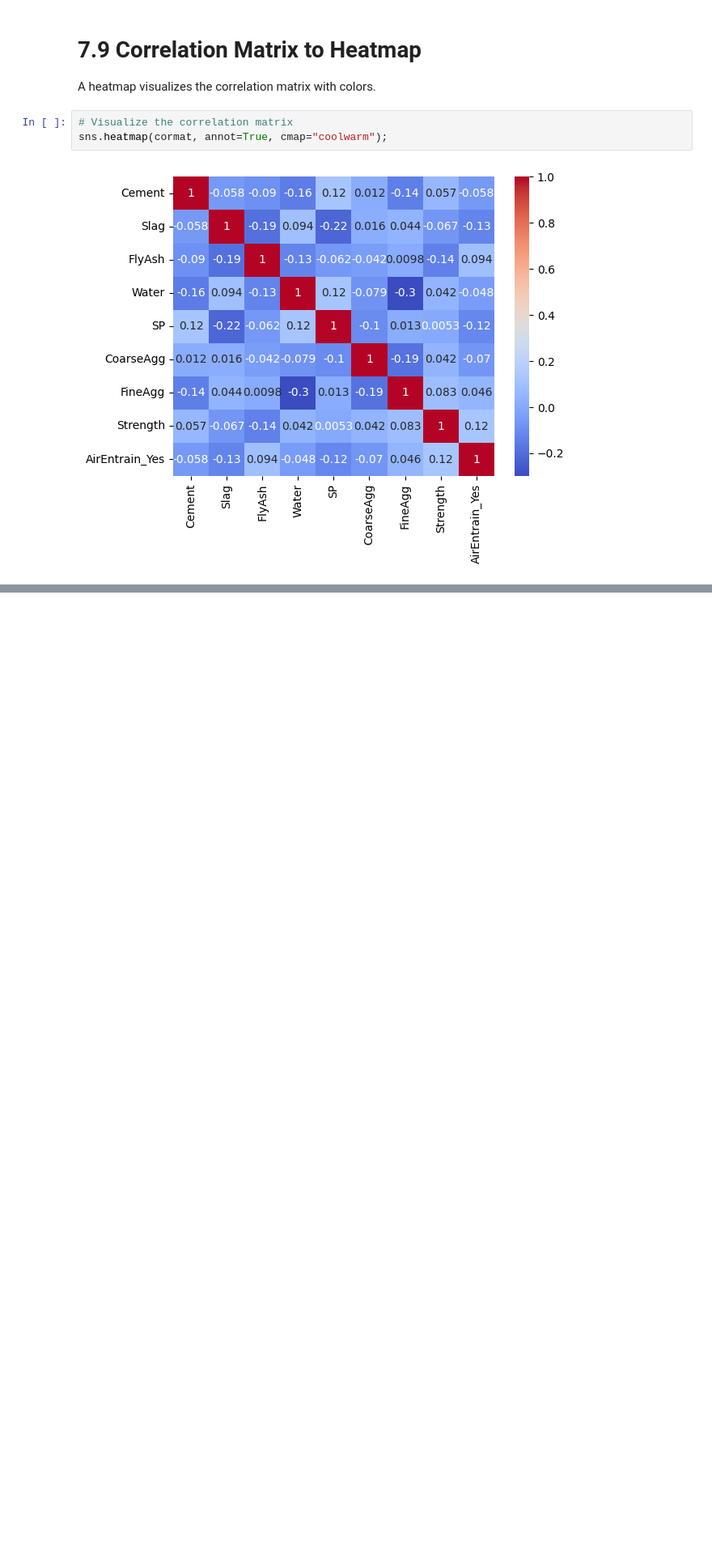
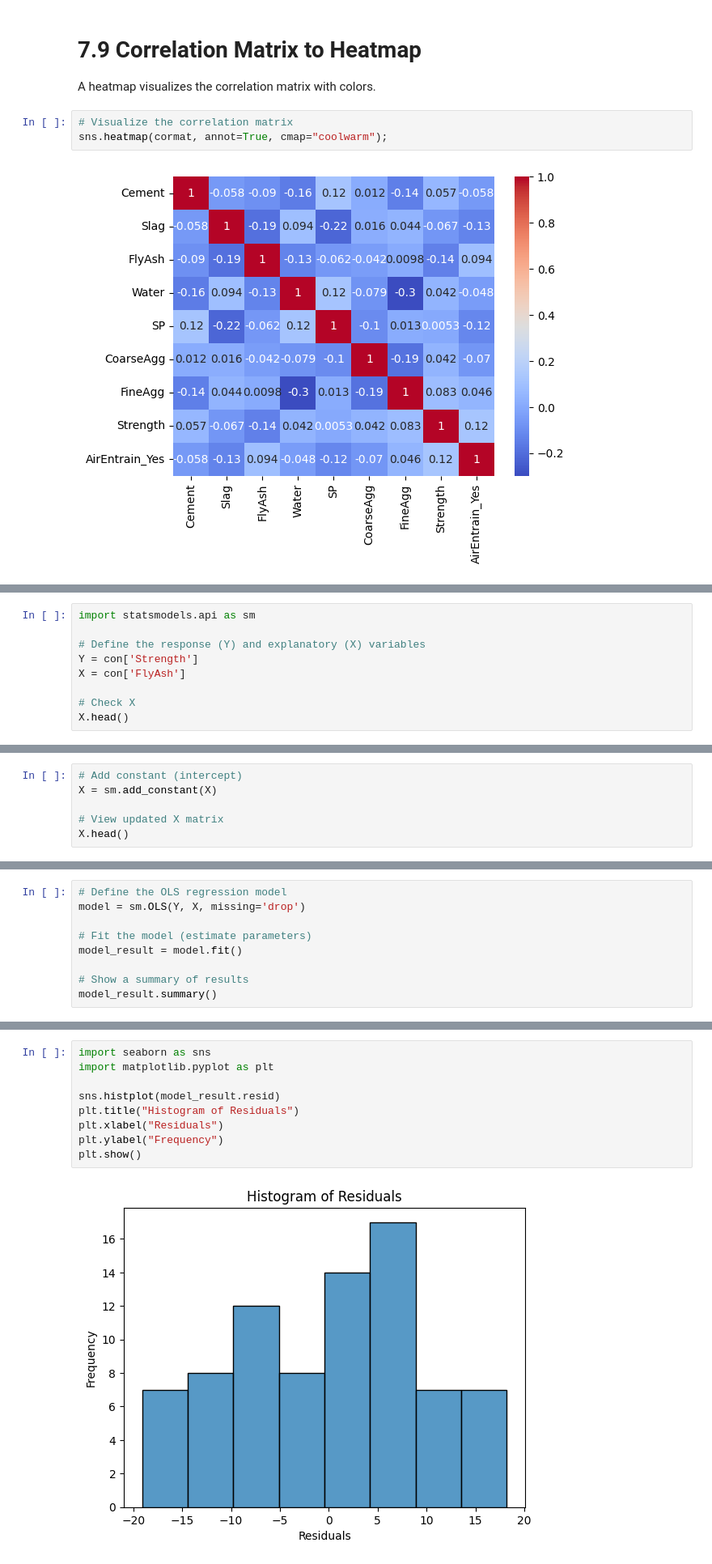
Before and after one commit to Aishaamalik/Data-Analysis-Intern, a Jupyter notebook: week_0.ipynb, the cells around one changed output, grey strips where cells are left out. Shown at 81% size. Saved outputs shown, nothing was run; the diff lists cells and outputs as text; blank space fills up the shorter version.

```diff
--- a/week_0.ipynb
+++ b/week_0.ipynb
@@ -1536,0 +1583,9 @@ sns.heatmap(cormat, annot=True, cmap="coolwarm");
+# %%
+import statsmodels.api as sm
+
+# Define the response (Y) and explanatory (X) variables
+Y = con['Strength']
+X = con['FlyAsh']
+
+# Check X
+X.head()
@@ -1536,0 +1605,6 @@ sns.heatmap(cormat, annot=True, cmap="coolwarm");
+# %%
+# Add constant (intercept)
+X = sm.add_constant(X)
+
+# View updated X matrix
+X.head()
@@ -1536,0 +1622,9 @@ sns.heatmap(cormat, annot=True, cmap="coolwarm");
+# %%
+# Define the OLS regression model
+model = sm.OLS(Y, X, missing='drop')
+
+# Fit the model (estimate parameters)
+model_result = model.fit()
+
+# Show a summary of results
+model_result.summary()
@@ -1536,0 +1689,11 @@ sns.heatmap(cormat, annot=True, cmap="coolwarm");
+# %%
+import seaborn as sns
+import matplotlib.pyplot as plt
+
+sns.histplot(model_result.resid)
+plt.title("Histogram of Residuals")
+plt.xlabel("Residuals")
+plt.ylabel("Frequency")
+plt.show()
+# %% [output]
+[figure, added]
```
Also changed, not shown: parts of 47 cells of this notebook.
